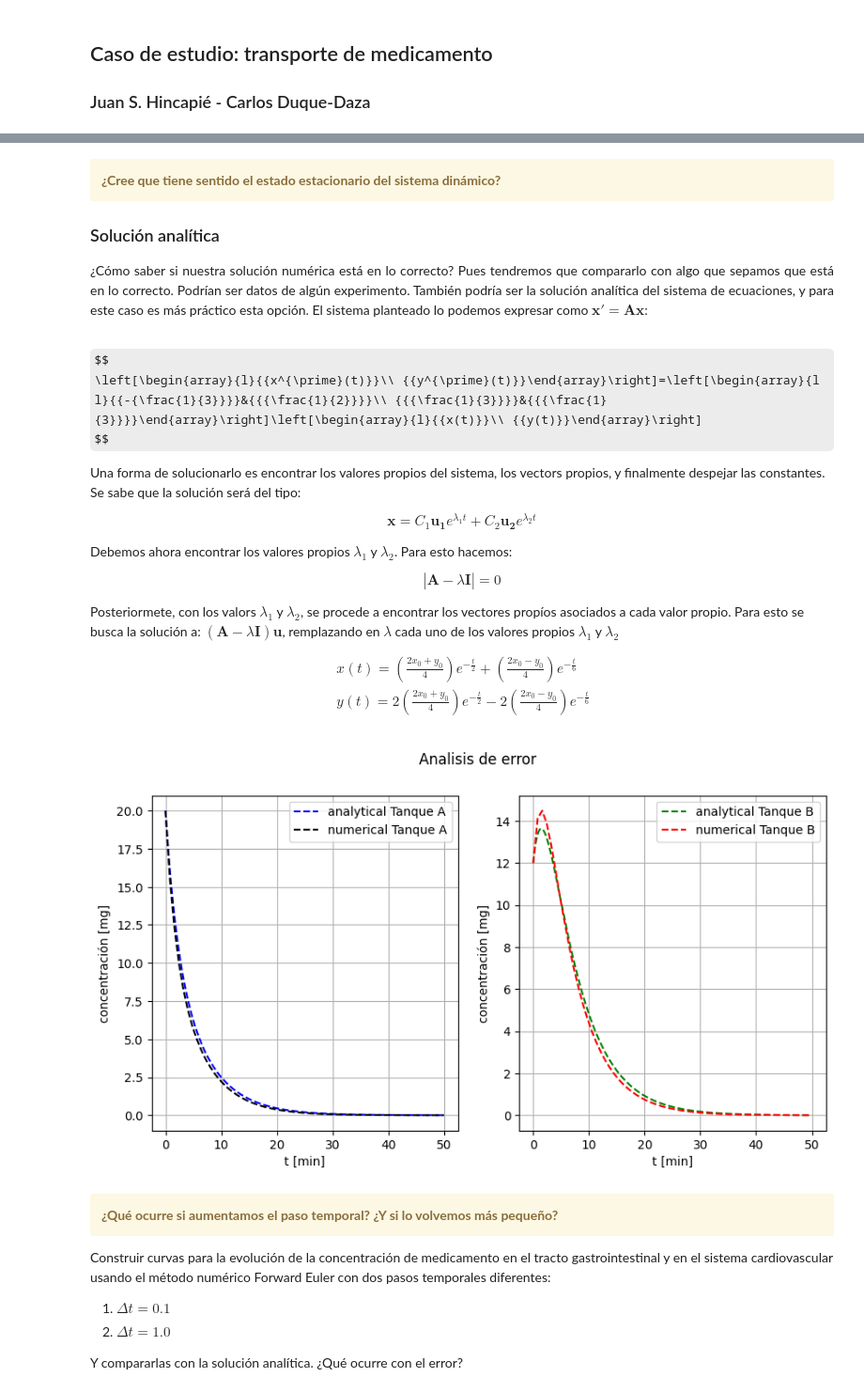
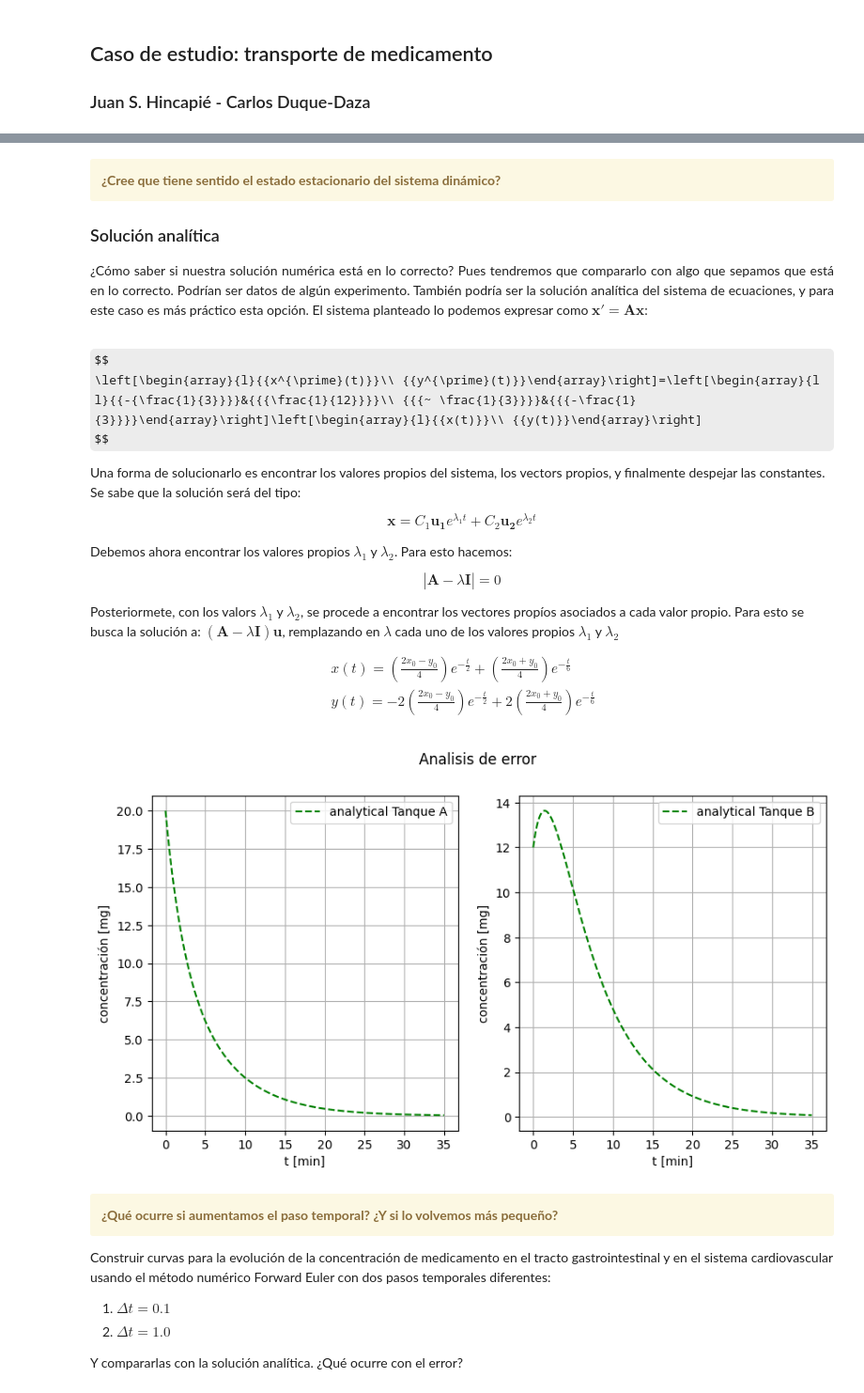
Before and after one commit to juhincapiem/ModMat, a Jupyter notebook: 03Compartimentales/week03_class01_drugDelivery.ipynb, the cells around one changed output, grey strips where cells are left out. Shown at 94% size. Cells and saved outputs as stored; diff of their text form; code cells hidden in the pictures; some formulas as TeX source.

Commit message:
fixed analytical solution

```diff
--- a/03Compartimentales/week03_class01_drugDelivery.ipynb
+++ b/03Compartimentales/week03_class01_drugDelivery.ipynb
@@ -149,7 +142,7 @@ import matplotlib.pyplot as plt
 <div align='justify'>¿Cómo saber si nuestra solución numérica está en lo correcto? Pues tendremos que compararlo con algo que sepamos que está en lo correcto. Podrían ser datos de algún experimento. También podría ser la solución analítica del sistema de ecuaciones, y para este caso es más práctico esta opción. El sistema planteado lo podemos expresar como $\mathbf{x'}=\mathbf{A} \mathbf{x}$: </div><br>
 
 $$
-\left[\begin{array}{l}{{x^{\prime}(t)}}\\ {{y^{\prime}(t)}}\end{array}\right]=\left[\begin{array}{l l}{{-{\frac{1}{3}}}}&{{{\frac{1}{2}}}}\\ {{{\frac{1}{3}}}}&{{{\frac{1}{3}}}}\end{array}\right]\left[\begin{array}{l}{{x(t)}}\\ {{y(t)}}\end{array}\right]
+\left[\begin{array}{l}{{x^{\prime}(t)}}\\ {{y^{\prime}(t)}}\end{array}\right]=\left[\begin{array}{l l}{{-{\frac{1}{3}}}}&{{{\frac{1}{12}}}}\\ {{{~ \frac{1}{3}}}}&{{{-\frac{1}{3}}}}\end{array}\right]\left[\begin{array}{l}{{x(t)}}\\ {{y(t)}}\end{array}\right]
 $$
 
 Una forma de solucionarlo es encontrar los valores propios del sistema, los vectors propios, y finalmente despejar las constantes. Se sabe que la solución será del tipo:
@@ -168,38 +161,20 @@ Debemos ahora encontrar los valores propios $\lambda_1$ y $\lambda_2$. Para esto
 Posteriormete, con los valors $\lambda_1$ y $\lambda_2$, se procede a encontrar los vectores propíos asociados a cada valor propio. Para esto se busca la solución a: $(\mathbf{A}- \lambda \mathbf{I})\mathbf{u}$, remplazando en $\lambda$ cada uno de los valores propios $\lambda_1$ y $\lambda_2$
 
 \begin{align}
-    & x(t)=\left( \frac{2x_0+y_0}{4}\right)e^{-\frac{t}{2}}+\left(\frac{2x_0-y_0}{4}\right) e^{-\frac{t}{6}} \tag{10}\\
-    & y(t)=2\left(\frac{2x_0+y_0}{4}\right)e^{-\frac{t}{2}}-2\left(\frac{2x_0-y_0}{4}\right) e^{-\frac{t}{6}} \tag{11}
+    & x(t)=\left( \frac{2x_0-y_0}{4}\right)e^{-\frac{t}{2}}+\left(\frac{2x_0+y_0}{4}\right) e^{-\frac{t}{6}} \tag{10}\\
+    & y(t)=-2\left(\frac{2x_0-y_0}{4}\right)e^{-\frac{t}{2}}+2\left(\frac{2x_0+y_0}{4}\right) e^{-\frac{t}{6}} \tag{11}
 \end{align}
 # %%
-#Creamos dos dfunciones para graficar las soluciones
-def solAnalitica(x0, y0, time):
-    antA = np.zeros(len(time))
-    antB = np.zeros(len(time))
-    antA[:] = (2*x0 + y0)/4*np.exp(-time/6) + (2*x0 - y0)/4*np.exp(-time/2)
-    antB[:] = 2*(2*x0 + y0)/4*np.exp(-time/6) - 2*(2*x0 - y0)/4*np.exp(-time/2)
-    return antA, antB
-realTime = np.linspace(t0, tf, 600)
-antA, antB = solAnalitica(tA[0], tB[0], realTime)
+# Problema 6: definir funciones para evluar la solución analítica
 
-fig, (ax1, ax2) = plt.subplots(1, 2, figsize=(10, 5))
-fig.suptitle('Analisis de error')
+# Problema 7: crear un vector de tiempo exclusivo para la solución analítica
 
-ax1.plot(realTime, antA, "b--", label='analytical Tanque A')
-ax1.plot(time, tA, "k--", label='numerical Tanque A')
-ax1.set_xlabel("t [min]")
-ax1.set_ylabel("concentración [mg]")
-ax1.legend()
-ax1.grid()
+# Problema 8: evaluar la solución analítica
 
-ax2.plot(realTime, antB, "g--", label='analytical Tanque B')
-ax2.plot(time, tB, "r--", label='numerical Tanque B')
-ax2.set_xlabel("t [min]")
-ax2.set_ylabel("concentración [mg]")
-ax2.legend()
-ax2.grid()
+
+# Problema 9: el profe quiere que compares la solución numérica y la analítica
 # %% [output]
-[figure, old version]
+[figure, new version]
 # %% [markdown]
 <div class="alert alert-block alert-warning">
 <b>¿Qué ocurre si aumentamos el paso temporal? ¿Y si lo volvemos más pequeño?</b>
```
Also changed, not shown: parts of 5 cells of this notebook.
